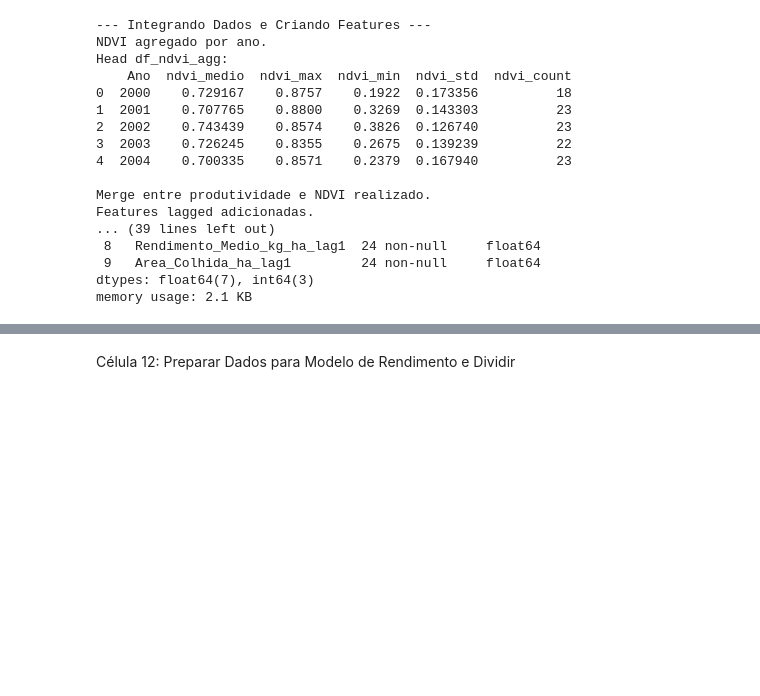
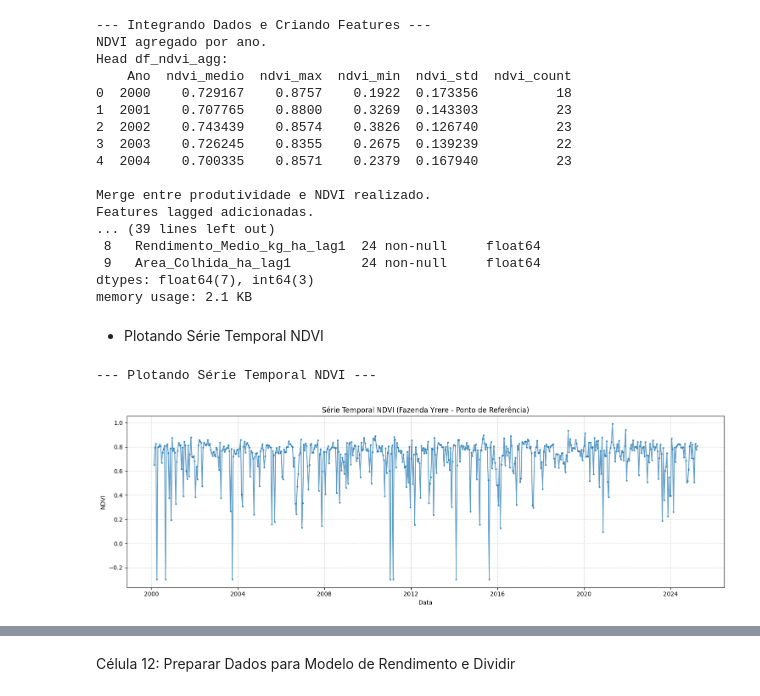
Before and after one commit to Fiap-Team-1tiaor-2024/ingredion-challenge, a Jupyter notebook: src/Challenge_Ingredion_Sprint_2_v2.ipynb, the cells around one changed output, grey strips where cells are left out. Cells and saved outputs as stored; diff of their text form; code cells hidden in the pictures; blank space fills up the shorter version.

Commit message:
Adicionando plotagem de graficos Pairplot,  Série Temporal e Heatmap

```diff
--- a/src/Challenge_Ingredion_Sprint_2_v2.ipynb
+++ b/src/Challenge_Ingredion_Sprint_2_v2.ipynb
@@ -853,3 +835,22 @@ Features lagged adicionadas.
  9   Area_Colhida_ha_lag1         24 non-null     float64
 dtypes: float64(7), int64(3)
 memory usage: 2.1 KB
+# %% [markdown]
+- Plotando Série Temporal NDVI
+# %%
+print("\n--- Plotando Série Temporal NDVI ---")
+if 'df_ndvi' in locals() and not df_ndvi.empty:
+    plt.figure(figsize=(15, 5))
+    plt.plot(df_ndvi['Data'], df_ndvi['NDVI'], marker='.', linestyle='-', markersize=4, alpha=0.7)
+    plt.title('Série Temporal NDVI (Fazenda Yrere - Ponto de Referência)')
+    plt.xlabel('Data')
+    plt.ylabel('NDVI')
+    plt.grid(True, linestyle='--', alpha=0.5)
+    plt.tight_layout()
+    plt.show()
+    # Salve este gráfico como imagem (ex: 'ndvi_timeseries.png') e adicione ao README
+else:
+    print("DataFrame df_ndvi não disponível ou vazio para plotar.")
+# %% [output]
+--- Plotando Série Temporal NDVI ---
+[figure, added]
```
Also changed, not shown: parts of 9 cells of this notebook.
